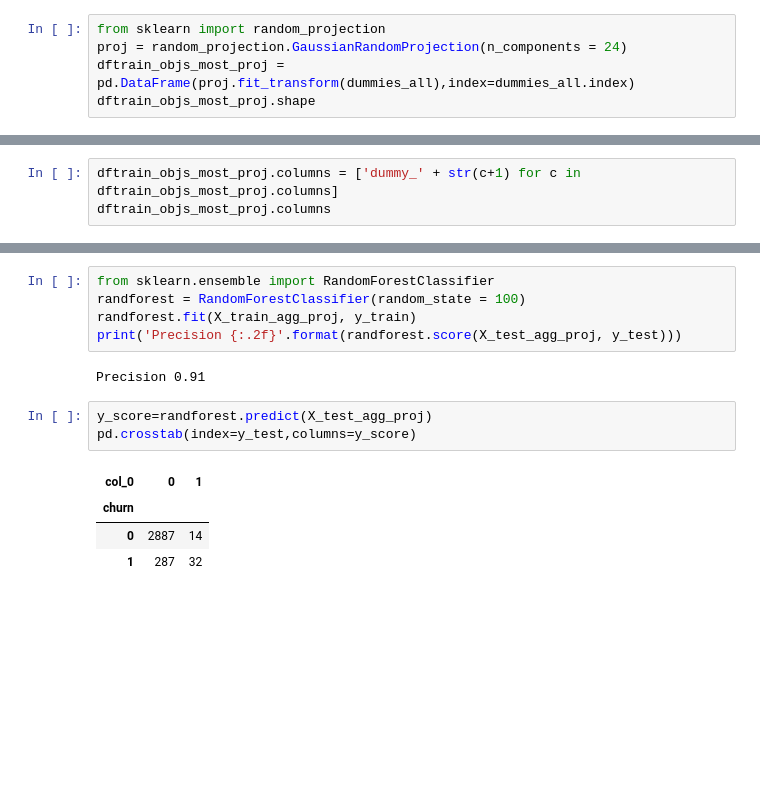
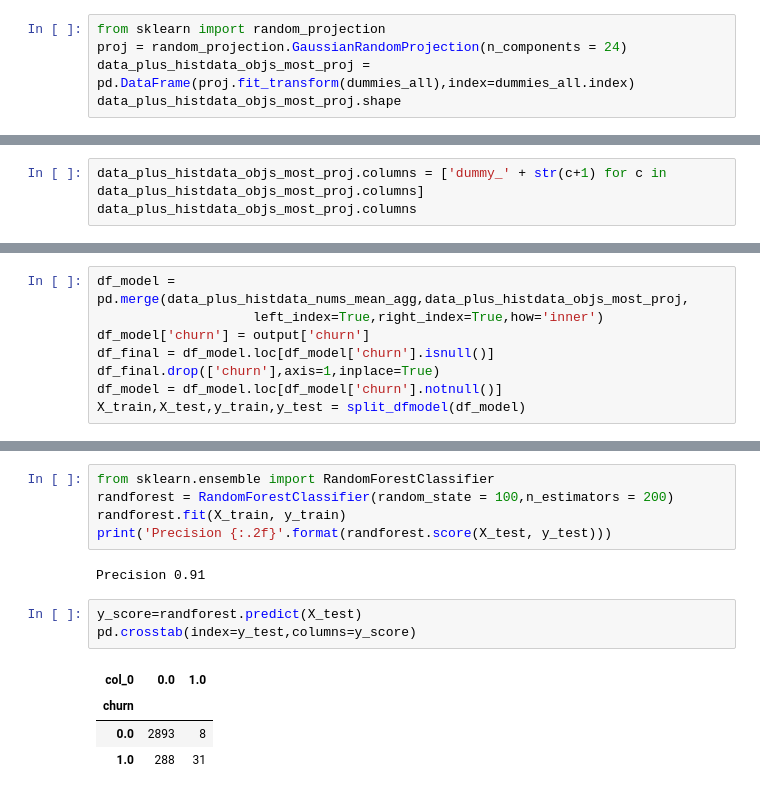
Before and after one commit to raniadb/PowerCo, a Jupyter notebook: PowerCo.ipynb, the cells around one changed output, grey strips where cells are left out. Drawn from its saved outputs; the diff is of its cells as text; blank space fills up the shorter version.

```diff
--- a/PowerCo.ipynb
+++ b/PowerCo.ipynb
@@ -1076,6 +1044,6 @@ dummies_all.shape
 # %%
 from sklearn import random_projection
 proj = random_projection.GaussianRandomProjection(n_components = 24)
-dftrain_objs_most_proj = pd.DataFrame(proj.fit_transform(dummies_all),index=dummies_all.index)
-dftrain_objs_most_proj.shape
+data_plus_histdata_objs_most_proj = pd.DataFrame(proj.fit_transform(dummies_all),index=dummies_all.index)
+data_plus_histdata_objs_most_proj.shape
 # %% [output]
@@ -1083,6 +1051,6 @@ dftrain_objs_most_proj.shape
 # %%
-dftrain_objs_most_proj.columns = ['dummy_' + str(c+1) for c in dftrain_objs_most_proj.columns]
-dftrain_objs_most_proj.columns
+data_plus_histdata_objs_most_proj.columns = ['dummy_' + str(c+1) for c in data_plus_histdata_objs_most_proj.columns]
+data_plus_histdata_objs_most_proj.columns
 # %% [output]
 Index(['dummy_1', 'dummy_2', 'dummy_3', 'dummy_4', 'dummy_5', 'dummy_6',
        'dummy_7', 'dummy_8', 'dummy_9', 'dummy_10', 'dummy_11', 'dummy_12',
@@ -1098,0 +1060,8 @@ print(X_train.shape,X_train_agg_proj.shape,X_test.shape,X_test_agg_proj.shape,y_
+# %%
+df_model = pd.merge(data_plus_histdata_nums_mean_agg,data_plus_histdata_objs_most_proj,
+                    left_index=True,right_index=True,how='inner')
+df_model['churn'] = output['churn']
+df_final = df_model.loc[df_model['churn'].isnull()]
+df_final.drop(['churn'],axis=1,inplace=True)
+df_model = df_model.loc[df_model['churn'].notnull()]
+X_train,X_test,y_train,y_test = split_dfmodel(df_model)
@@ -1099,18 +1079,18 @@ print(X_train.shape,X_train_agg_proj.shape,X_test.shape,X_test_agg_proj.shape,y_
 # %%
 from sklearn.ensemble import RandomForestClassifier
-randforest = RandomForestClassifier(random_state = 100)
-randforest.fit(X_train_agg_proj, y_train)
-print('Precision {:.2f}'.format(randforest.score(X_test_agg_proj, y_test)))
+randforest = RandomForestClassifier(random_state = 100,n_estimators = 200)
+randforest.fit(X_train, y_train)
+print('Precision {:.2f}'.format(randforest.score(X_test, y_test)))
 # %% [output]
 Precision 0.91
 # %%
-y_score=randforest.predict(X_test_agg_proj)
+y_score=randforest.predict(X_test)
 pd.crosstab(index=y_test,columns=y_score)
 # %% [output]
-| col_0 | 0 | 1 |
+| col_0 | 0.0 | 1.0 |
 | churn |  |  |
-| 0 | 2887 | 14 |
-| 1 | 287 | 32 |
+| 0.0 | 2893 | 8 |
+| 1.0 | 288 | 31 |
 # %%
 print(classification_report(y_test, y_score, target_names=target_names))
 # %% [output]
```
Also changed, not shown: parts of 151 cells of this notebook, 9 other files.
